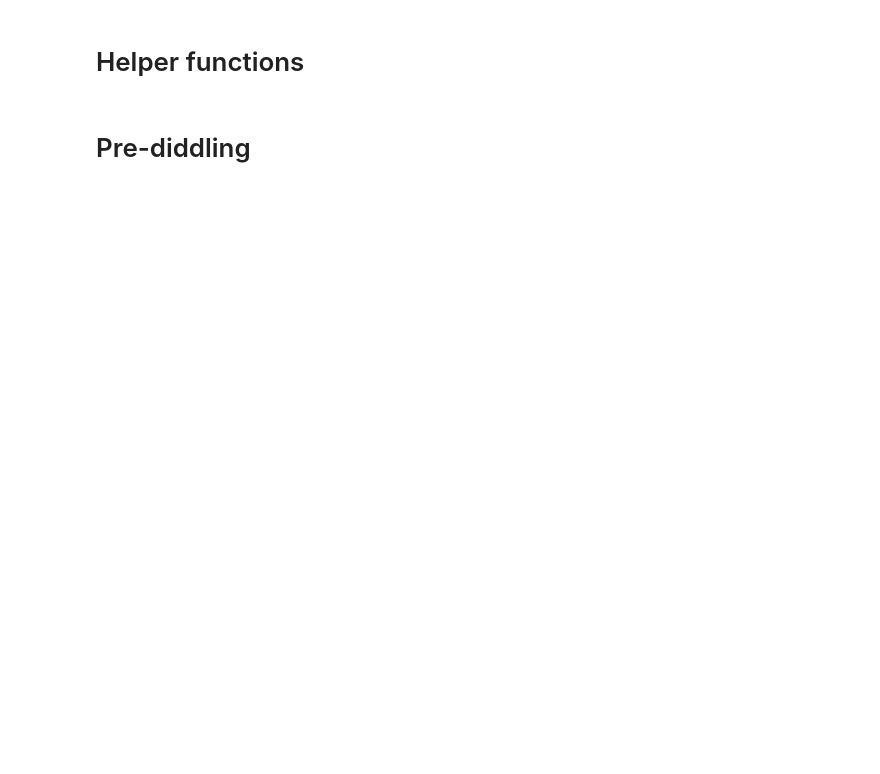
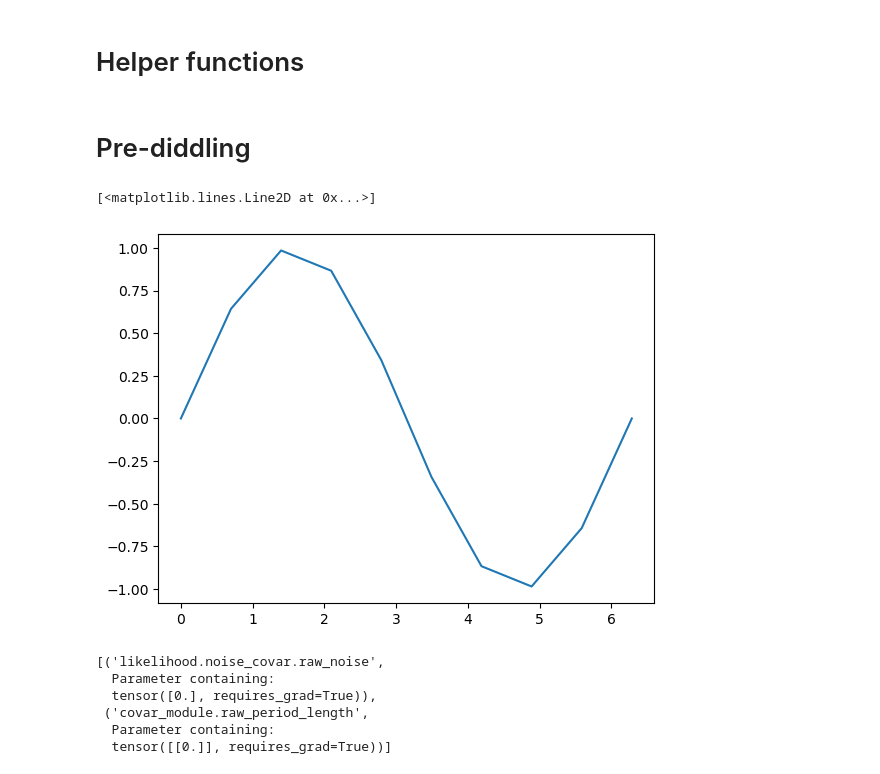
Before and after one commit to ABesginow/LaplaceKernelSearch, a Jupyter notebook: exploration_tests/periodic.ipynb, the cells around one changed output. Cells and saved outputs as stored; diff of their text form; code cells hidden in the pictures; blank space fills up the shorter version.

```diff
--- a/exploration_tests/periodic.ipynb
+++ b/exploration_tests/periodic.ipynb
@@ -259,7 +260,11 @@ def get_std_points(mu, K):
 # Globals
 figure_path = "periodic_figures"
 # %%
-END = 1
+END = 2*np.pi
 COUNT = 10
 train_x = torch.linspace(0, END, COUNT)
 train_y = torch.sin(train_x)
+plt.plot(train_x, train_y)
+# %% [output]
+[<matplotlib.lines.Line2D at 0x...>]
+[figure, added]
@@ -282,2 +354,11 @@ model = ExactGPModel(train_x, train_y, likelihood)
+# %%
+list(model.named_parameters())
+# %% [output]
+[('likelihood.noise_covar.raw_noise',
+  Parameter containing:
+  tensor([0.], requires_grad=True)),
+ ('covar_module.raw_period_length',
+  Parameter containing:
+  tensor([[0.]], requires_grad=True))]
 # %%
 num_train_iter = 600
```
Also changed, not shown: parts of 13 cells of this notebook, 1 other file.
